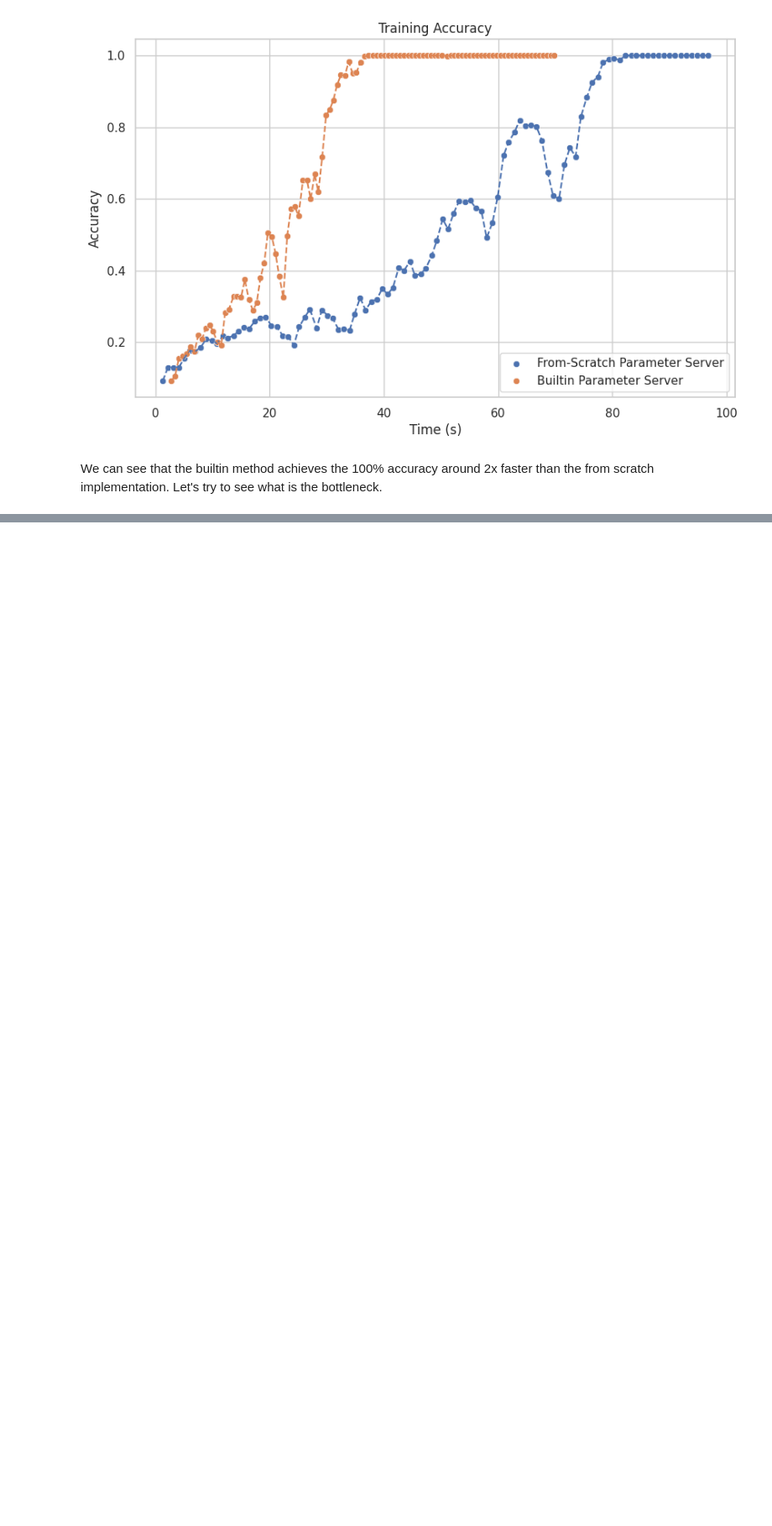
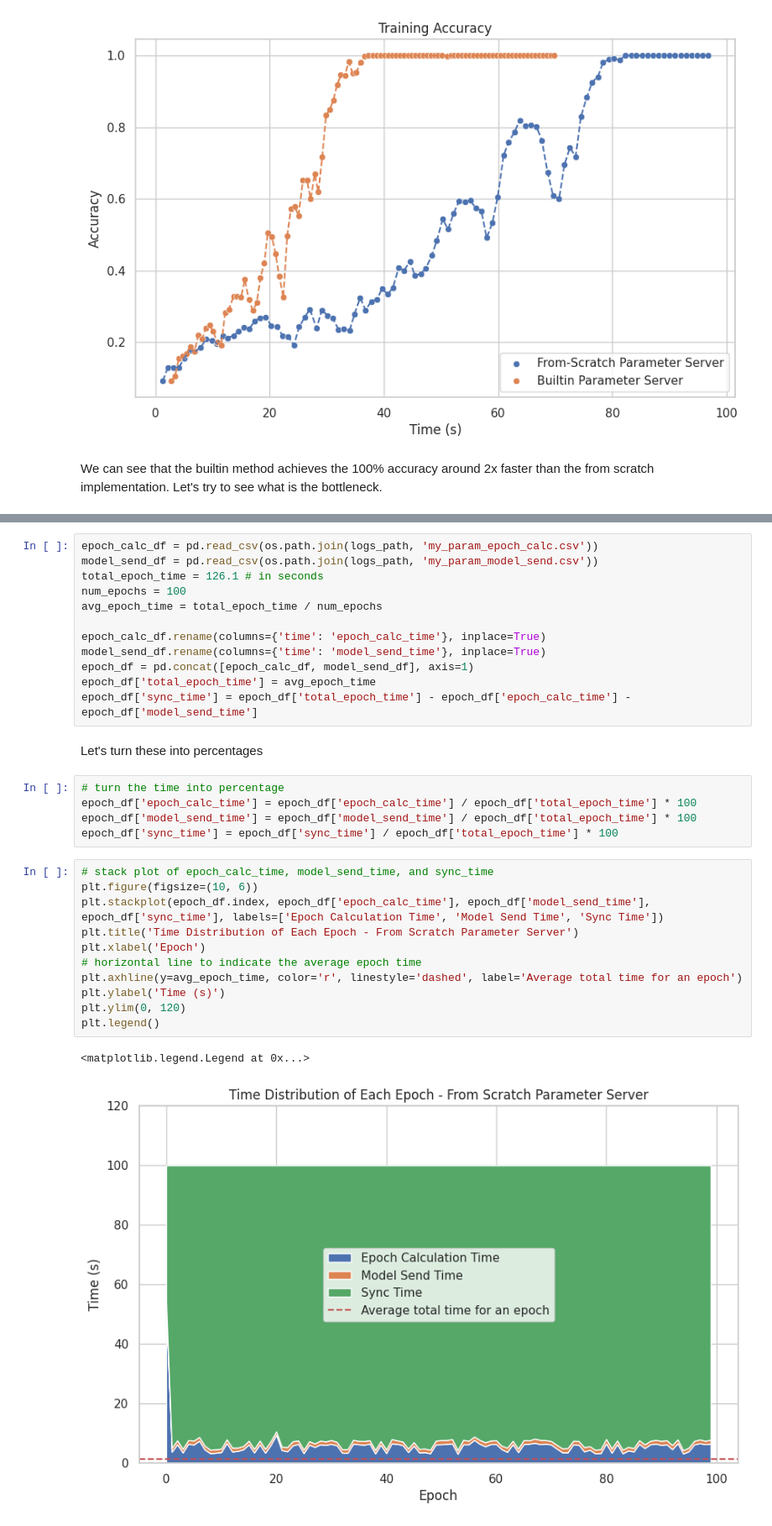
Before and after one commit to ppadjin/torch-parallel-from-scratch, a Jupyter notebook: Experiment1.ipynb, the cells around one changed output, grey strips where cells are left out. Shown: that part at 84% size. Drawn from its saved outputs; the diff is of its cells as text; blank space fills up the shorter version.

```diff
--- a/Experiment1.ipynb
+++ b/Experiment1.ipynb
@@ -125,0 +121,33 @@ dtype: float64
+# %%
+epoch_calc_df = pd.read_csv(os.path.join(logs_path, 'my_param_epoch_calc.csv'))
+model_send_df = pd.read_csv(os.path.join(logs_path, 'my_param_model_send.csv'))
+total_epoch_time = 126.1 # in seconds
+num_epochs = 100
+avg_epoch_time = total_epoch_time / num_epochs
+
+epoch_calc_df.rename(columns={'time': 'epoch_calc_time'}, inplace=True)
+model_send_df.rename(columns={'time': 'model_send_time'}, inplace=True)
+epoch_df = pd.concat([epoch_calc_df, model_send_df], axis=1)
+epoch_df['total_epoch_time'] = avg_epoch_time
+epoch_df['sync_time'] = epoch_df['total_epoch_time'] - epoch_df['epoch_calc_time'] - epoch_df['model_send_time']
+# %% [markdown]
+Let's turn these into percentages
+# %%
+# turn the time into percentage
+epoch_df['epoch_calc_time'] = epoch_df['epoch_calc_time'] / epoch_df['total_epoch_time'] * 100
+epoch_df['model_send_time'] = epoch_df['model_send_time'] / epoch_df['total_epoch_time'] * 100
+epoch_df['sync_time'] = epoch_df['sync_time'] / epoch_df['total_epoch_time'] * 100
+# %%
+# stack plot of epoch_calc_time, model_send_time, and sync_time
+plt.figure(figsize=(10, 6))
+plt.stackplot(epoch_df.index, epoch_df['epoch_calc_time'], epoch_df['model_send_time'], epoch_df['sync_time'], labels=['Epoch Calculation Time', 'Model Send Time', 'Sync Time'])
+plt.title('Time Distribution of Each Epoch - From Scratch Parameter Server')
+plt.xlabel('Epoch')
+# horizontal line to indicate the average epoch time
+plt.axhline(y=avg_epoch_time, color='r', linestyle='dashed', label='Average total time for an epoch')
+plt.ylabel('Time (s)')
+plt.ylim(0, 120)
+plt.legend()
+# %% [output]
+<matplotlib.legend.Legend at 0x...>
+[figure, added]
```
Also changed, not shown: parts of 4 cells of this notebook.
